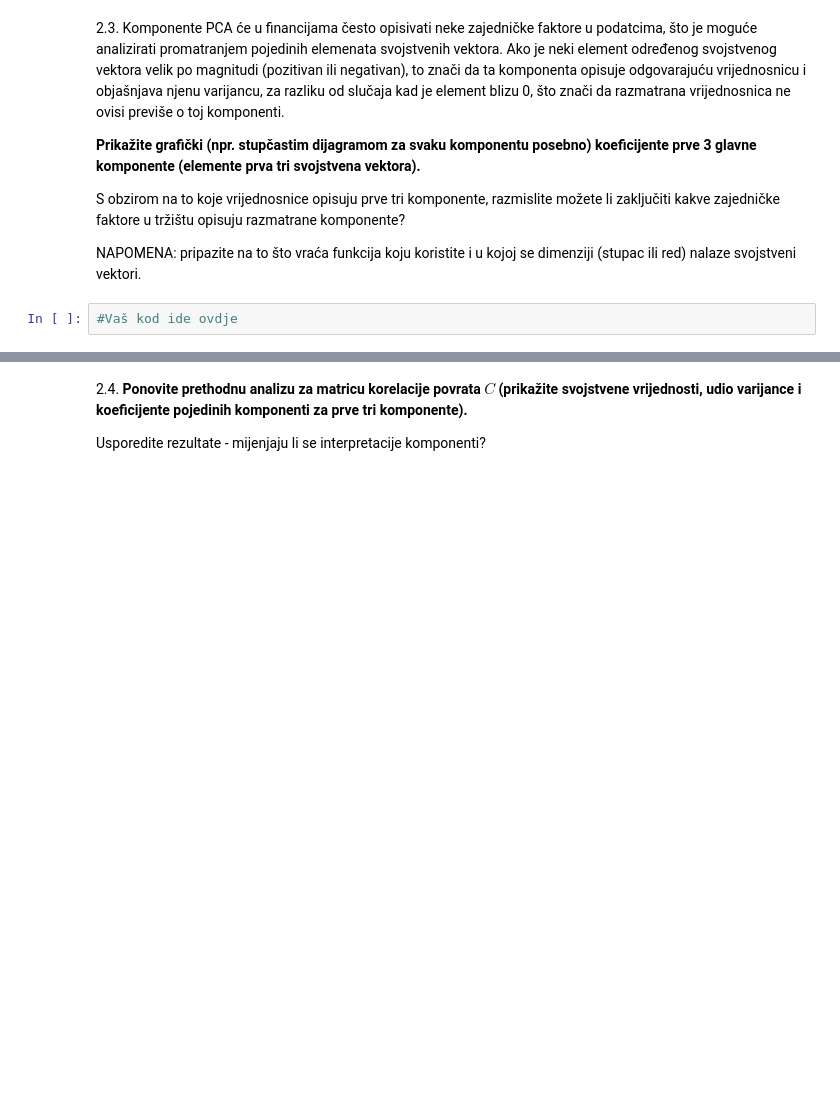
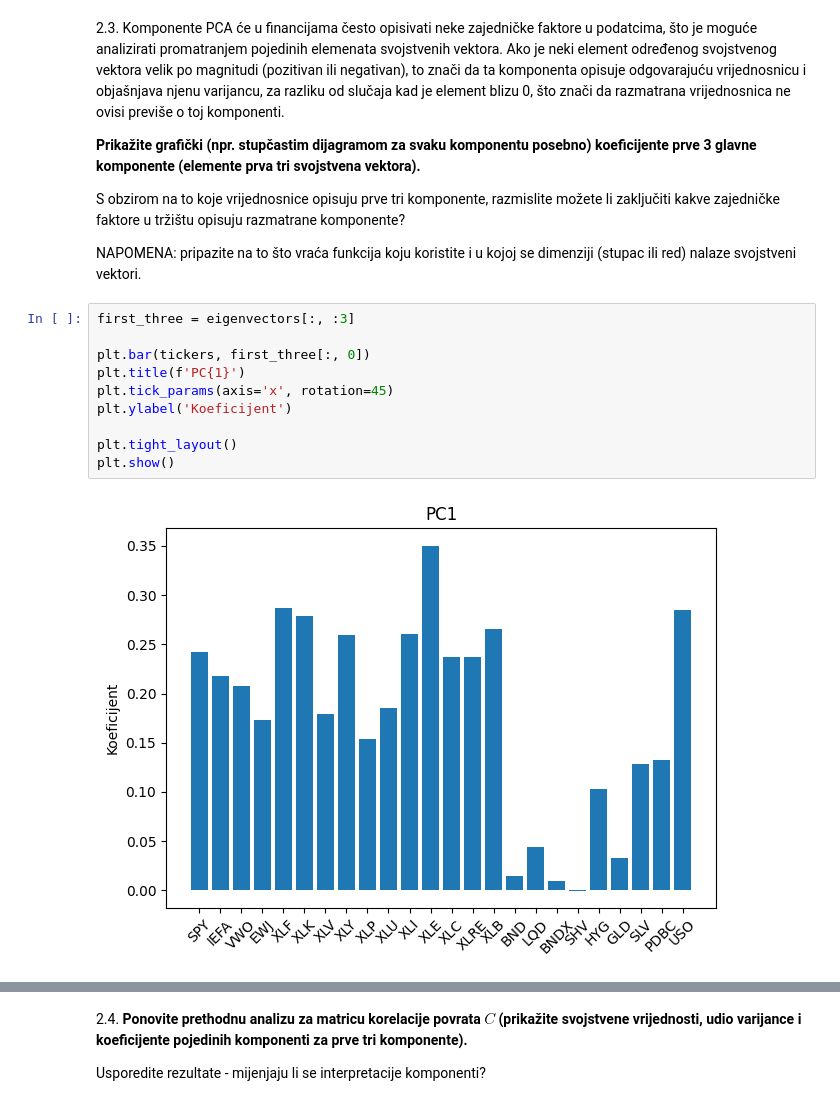
Before and after one commit to evucelic/Obrada-Informacija, a Jupyter notebook: financije/OI_Lab4.ipynb, the cells around one changed output, grey strips where cells are left out. Saved outputs shown, nothing was run; the diff lists cells and outputs as text; blank space fills up the shorter version.

```diff
--- a/financije/OI_Lab4.ipynb
+++ b/financije/OI_Lab4.ipynb
@@ -165,5 +202,15 @@ cov_matrix
 S obzirom na to koje vrijednosnice opisuju prve tri komponente, razmislite možete li zaključiti kakve zajedničke faktore u tržištu opisuju razmatrane komponente?
 
 NAPOMENA: pripazite na to što vraća funkcija koju koristite i u kojoj se dimenziji (stupac ili red) nalaze svojstveni vektori.
-# %%
-#Vaš kod ide ovdje
+# %%
+first_three = eigenvectors[:, :3]
+
+plt.bar(tickers, first_three[:, 0])
+plt.title(f'PC{1}')
+plt.tick_params(axis='x', rotation=45)
+plt.ylabel('Koeficijent')
+
+plt.tight_layout()
+plt.show()
+# %% [output]
+[figure, added]
```
Also changed, not shown: parts of 13 cells of this notebook.
